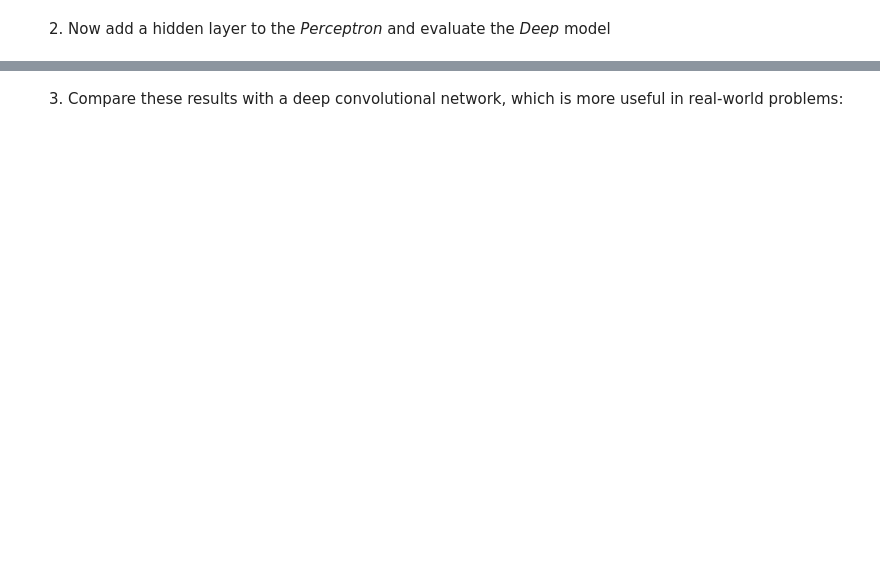
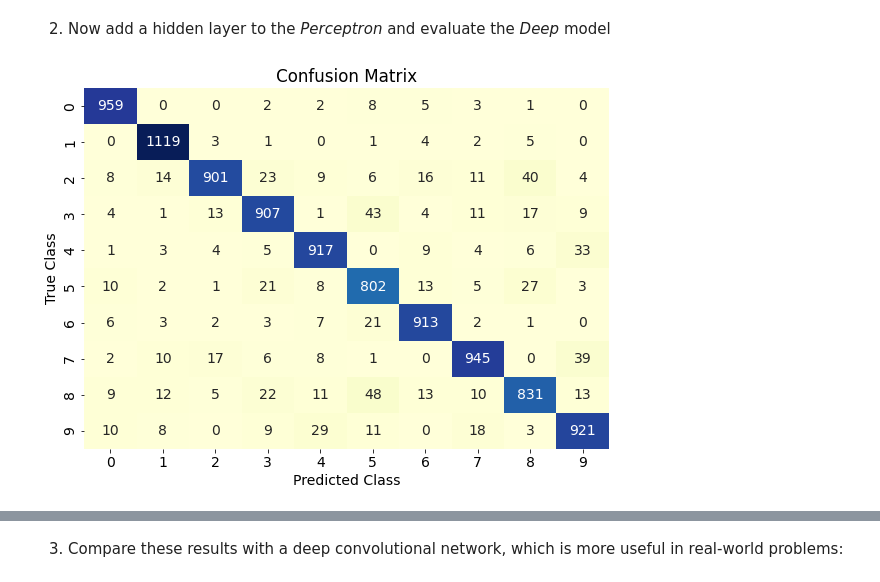
Before and after one commit to a-m-kacz/MLA, a Jupyter notebook: Kopia_notatnika_mnist_in_3_flavours.ipynb, the cells around one changed output, grey strips where cells are left out. Cells and saved outputs as stored; diff of their text form; code cells hidden in the pictures; blank space fills up the shorter version.

```diff
--- a/Kopia_notatnika_mnist_in_3_flavours.ipynb
+++ b/Kopia_notatnika_mnist_in_3_flavours.ipynb
@@ -305,5 +268,39 @@ def conf_matrix(model, device, test_loader, message):
 # %% [markdown]
 ## Experiments
+# %%
+from sklearn.metrics import confusion_matrix
+import seaborn as sn
+import pandas as pd
+
+def plot_confusion_matrix(model,data_loader=test_loader,device=device):
+  y_true = []
+  y_pred = []
+
+  with torch.no_grad():
+          for data, target in test_loader:
+              data, target = data.to(device), target.to(device)
+              output = model(data)
+              # get the index of class with the max log-probability
+              prediction = output.argmax(dim=1)
+              y_true.extend(target.cpu().numpy())
+              y_pred.extend(prediction.cpu().numpy())
+
+  cf_matrix = confusion_matrix(y_true, y_pred)
+  class_names = ('0', '1', '2', '3',
+           '4', '5', '6', '7', '8', '9')
+
+  # Create pandas dataframe
+  dataframe = pd.DataFrame(cf_matrix, index=class_names, columns=class_names)
+  plt.figure(figsize=(8, 6))
+
+  # Create heatmap
+  sn.heatmap(dataframe, annot=True, cbar=None,cmap="YlGnBu",fmt="d")
+
+  plt.title("Confusion Matrix"), plt.tight_layout()
+
+  plt.ylabel("True Class"),
+  plt.xlabel("Predicted Class")
+  plt.show()
 # %% [markdown]
 1. At first let's test the single-layer *Perceptron* model
 # %%
@@ -345,5 +342,9 @@ Test set: Average loss: 0.2966, Accuracy: 9175/10000 (92%)
 # %% [markdown]
 2. Now add a hidden layer to the *Perceptron* and evaluate the *Deep* model
+# %%
+plot_confusion_matrix(model)
+# %% [output]
+[figure, added]
 # %%
 device = torch.device("cuda" if torch.cuda.is_available() else "cpu")
 
```
Also changed, not shown: parts of 10 cells of this notebook.
